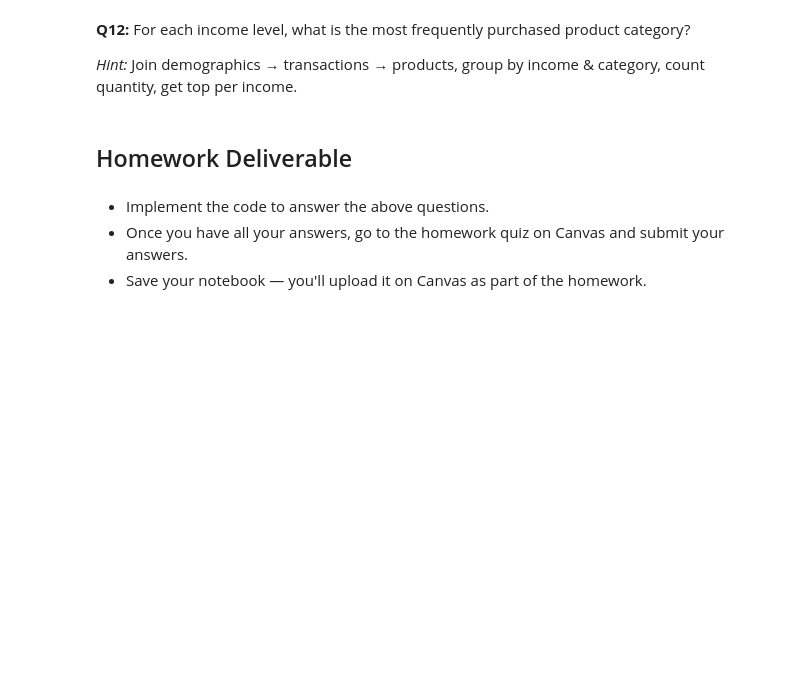
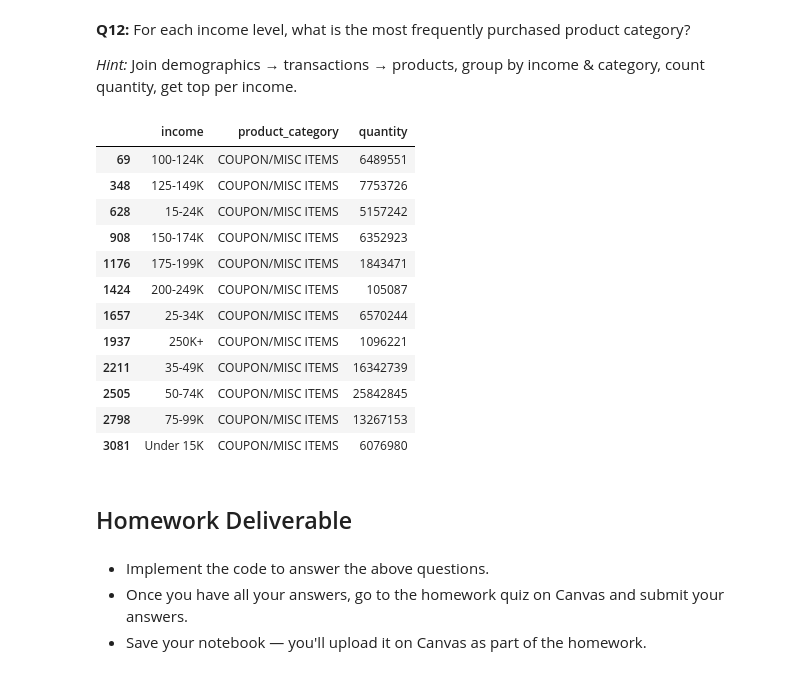
Before and after one commit to mbreese/BANA-7025, a Jupyter notebook: assignments/homework/week-04-homework.ipynb, the cells around one changed output. Drawn from its saved outputs; the diff is of its cells as text; code cells hidden in the pictures; blank space fills up the shorter version.

```diff
--- a/assignments/homework/week-04-homework.ipynb
+++ b/assignments/homework/week-04-homework.ipynb
@@ -226,3 +254,7 @@ After filtering : 1460438
 *Hint:* Use `kid_count` to group households by creating a new column (e.g., `has_kids`) that identifies whether a household has kids (`kid_count > 0`) or not (`kid_count == 0`). Note that the tricky part of this step is that `kid_count` is not a numeric variable 🤔. Compute the average spend for those with kids and those without.
 # %%
 # Your code here
+demographics['has_kids'] = demographics['kids_count'].fillna(0) != '0'
+pd.merge(transactions, demographics, how="inner", on="household_id") \
+  .groupby("has_kids") \
+  .agg({"sales_value":"mean"})
@@ -270,6 +387,28 @@ After filtering : 1460438
 *Hint:* Join demographics → transactions → products, group by income & category, count quantity, get top per income.
 # %%
 # Your code here
+income_quant = demographics.merge(transactions, on="household_id", how="inner")\
+  .merge(products, on="product_id", how="inner")\
+  .groupby(["income","product_category"])\
+  .agg({"quantity":"sum"})\
+  .reset_index()\
+  .sort_values("quantity", ascending=False)
+maxidx = income_quant.groupby("income")["quantity"].idxmax()
+income_quant.loc[maxidx]
+# %% [output]
+|  | income | product_category | quantity |
+| 69 | 100-124K | COUPON/MISC ITEMS | 6489551 |
+| 348 | 125-149K | COUPON/MISC ITEMS | 7753726 |
+| 628 | 15-24K | COUPON/MISC ITEMS | 5157242 |
+| 908 | 150-174K | COUPON/MISC ITEMS | 6352923 |
+| 1176 | 175-199K | COUPON/MISC ITEMS | 1843471 |
+| 1424 | 200-249K | COUPON/MISC ITEMS | 105087 |
+| 1657 | 25-34K | COUPON/MISC ITEMS | 6570244 |
+| 1937 | 250K+ | COUPON/MISC ITEMS | 1096221 |
+| 2211 | 35-49K | COUPON/MISC ITEMS | 16342739 |
+| 2505 | 50-74K | COUPON/MISC ITEMS | 25842845 |
+| 2798 | 75-99K | COUPON/MISC ITEMS | 13267153 |
+| 3081 | Under 15K | COUPON/MISC ITEMS | 6076980 |
 # %% [markdown]
 ## Homework Deliverable
 # %% [markdown]
```
Also changed, not shown: parts of 10 cells of this notebook.
